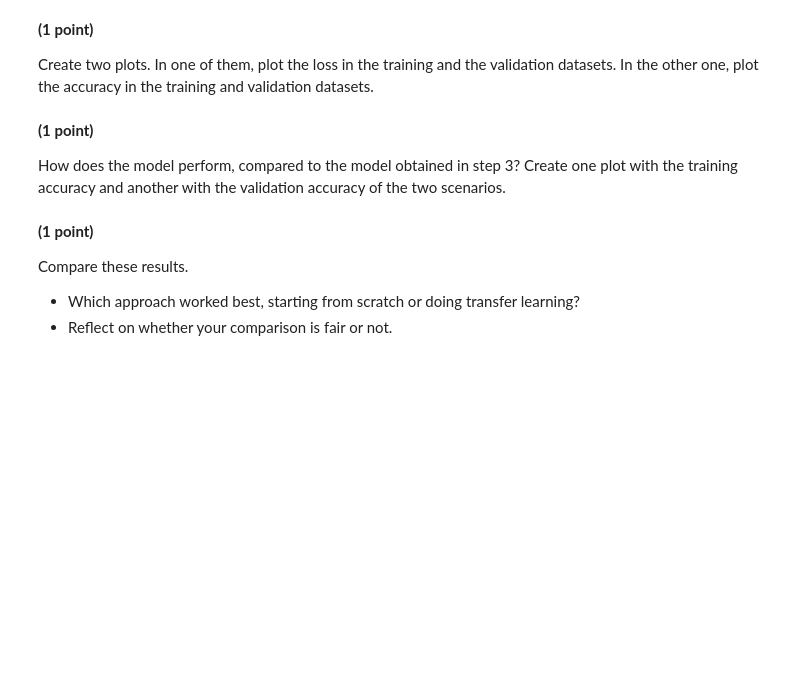
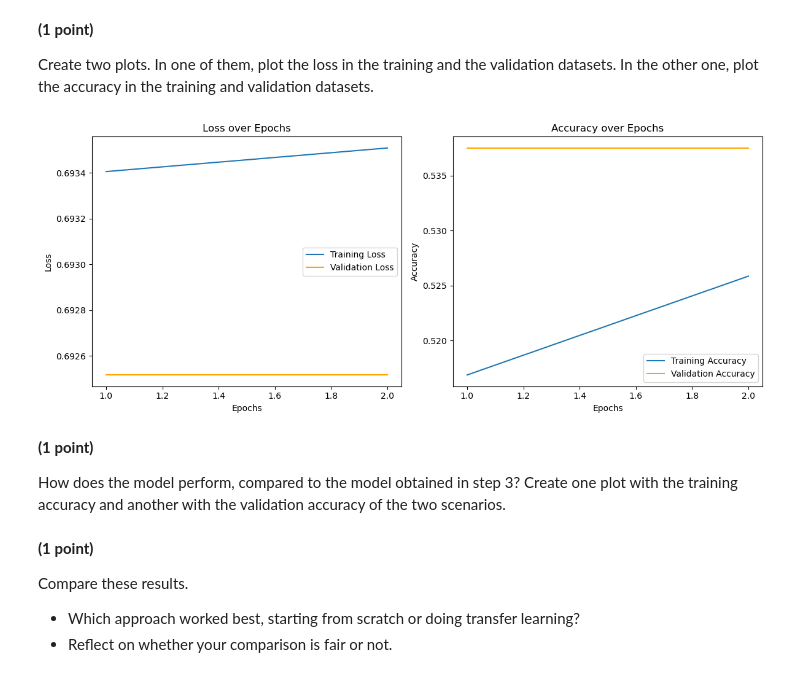
Before and after one commit to ManourasM/deep-machine-learning, a Jupyter notebook: home-assignments/HA1/HA1.ipynb, the cells around one changed output. Cells and saved outputs as stored; diff of their text form; code cells hidden in the pictures; blank space fills up the shorter version.

```diff
--- a/home-assignments/HA1/HA1.ipynb
+++ b/home-assignments/HA1/HA1.ipynb
@@ -1311,10 +1314,10 @@ class Head(nn.Module):
         # Create a new classifier with a few fully connected layers
         self.head = nn.Sequential(
             nn.Linear(in_features, 512),  # First FC layer
-            nn.ReLU(inplace=True),        # Activation
+            nn.ReLU(),                    # Activation
             nn.Dropout(0.5),              # Dropout for regularization
             nn.Linear(512, 256),          # Second FC layer
-            nn.ReLU(inplace=True),        # Activation
+            nn.ReLU(),                    # Activation
             nn.Dropout(0.5),              # Dropout
             nn.Linear(256, num_classes)   # Final output layer (num_classes)
         )
@@ -1322,15 +1325,14 @@ class Head(nn.Module):
 
     def forward(self, x):
         x = self.head(x)
-        return self.final_activation(x)
+        x = self.final_activation(x)
+        return x.view(-1)
 
 # Number of classes for your specific task (e.g., binary classification would use num_classes=2)
 num_classes = 1
 
 # Create an instance of the  head with the appropriate input size and number of classes
 head = Head(in_features=in_features, num_classes=num_classes)
-
-# Replace the VGG classifier with the custom head
 # %%
 # Test case for `head`
 ha1_tests.test_transfer_learning_head(head)
@@ -1411,0 +1451,16 @@ num_epochs = None
+# %%
+optimizer = None
+num_epochs = None
+
+# YOUR CODE HERE
+
+# loss function and optimizer
+loss_fn = nn.BCELoss()  # Binary cross-entropy loss
+optimizer = optim.Adam(vgg_model.parameters(), lr=0.001,  weight_decay=1e-4) # L2 weight regularization
+num_epochs = 2
+print_every =20
+
+
+transfer_model, transfer_train_losses, transfer_train_accs, transfer_val_losses, transfer_val_accs = training_loop(
+    vgg_model, optimizer, loss_fn, train_dataloader, val_dataloader, num_epochs, print_every
+)
@@ -1415,6 +1484,9 @@ num_epochs = None
 Create two plots. In one of them, plot the loss in the training and the validation datasets. In the other one, plot the accuracy in the training and validation datasets.
 # %%
 # YOUR CODE HERE
+plot_metrics(transfer_train_losses, transfer_val_losses, transfer_train_accs, transfer_val_accs, num_epochs)
+# %% [output]
+[figure, added]
 # %% [markdown]
 **(1 point)**
 
```
Also changed, not shown: parts of 33 cells of this notebook.
